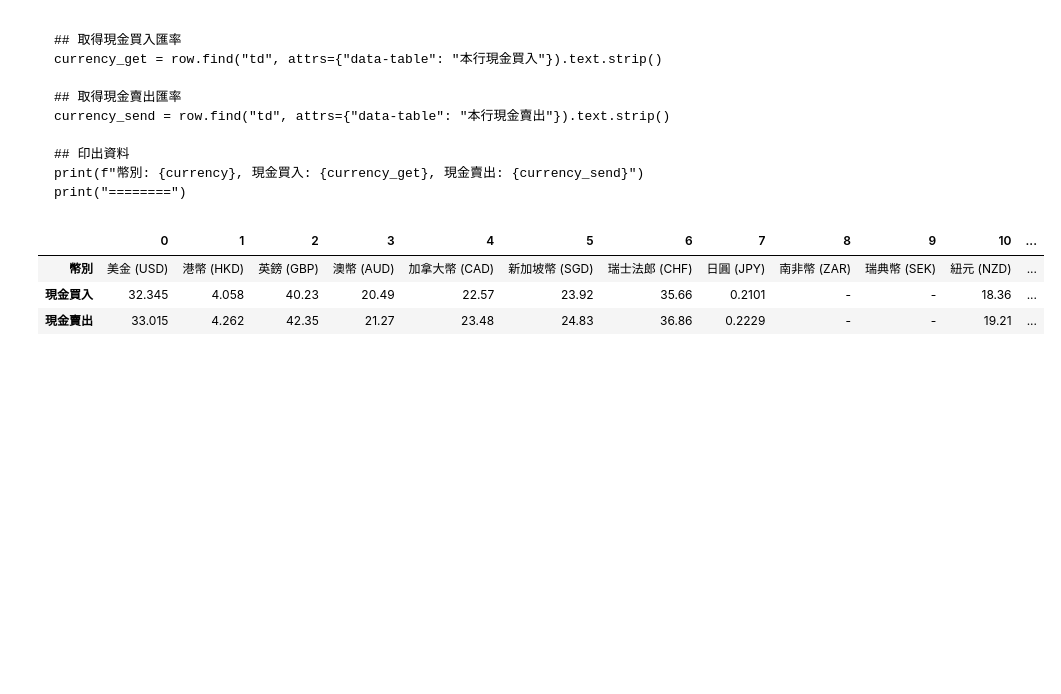
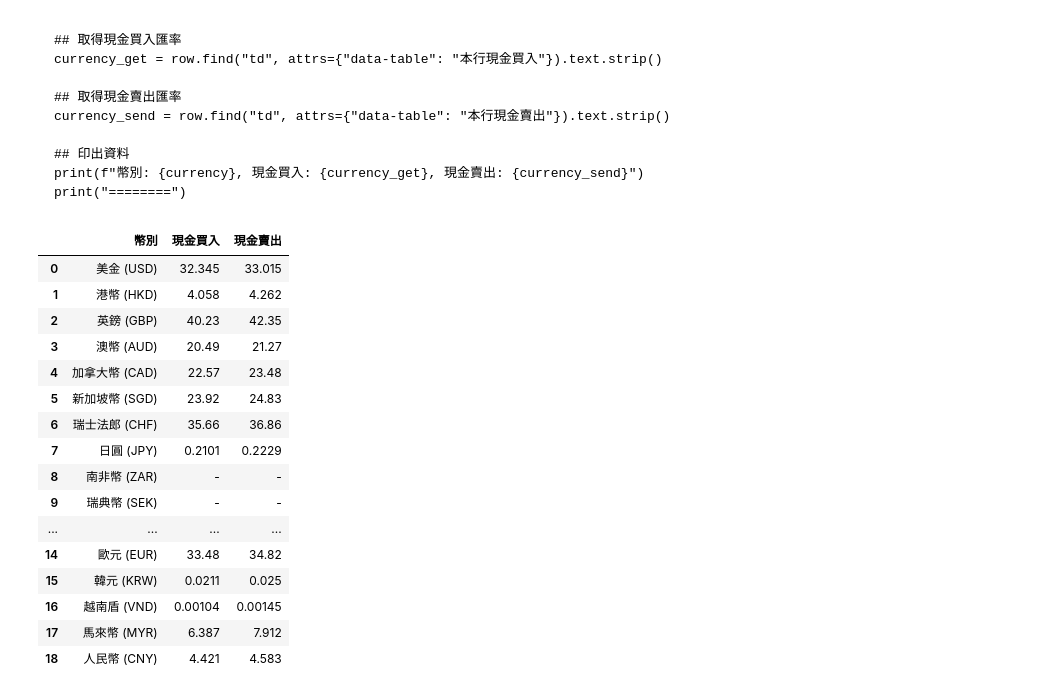
Before and after one commit to minyi-114/python_analysis, a Jupyter notebook: lesson6_2.ipynb, the cells around one changed output. Drawn from its saved outputs; the diff is of its cells as text; code cells hidden in the pictures; blank space fills up the shorter version.

```diff
--- a/lesson6_2.ipynb
+++ b/lesson6_2.ipynb
@@ -117,12 +117,25 @@ for row in currency_rows:
 # %%
 import pandas as pd
 # 將匯率資料轉換為 DataFrame
 df = pd.DataFrame(rates)
 
-# 轉置表格
-df.T
+# 轉置表格 df.T
+df
 # %% [output]
-|  | 0 | 1 | 2 | 3 | 4 | 5 | 6 | 7 | 8 | 9 | 10 | ... |
-| 幣別 | 美金 (USD) | 港幣 (HKD) | 英鎊 (GBP) | 澳幣 (AUD) | 加拿大幣 (CAD) | 新加坡幣 (SGD) | 瑞士法郎 (CHF) | 日圓 (JPY) | 南非幣 (ZAR) | 瑞典幣 (SEK) | 紐元 (NZD) | ... |
-| 現金買入 | 32.345 | 4.058 | 40.23 | 20.49 | 22.57 | 23.92 | 35.66 | 0.2101 | - | - | 18.36 | ... |
-| 現金賣出 | 33.015 | 4.262 | 42.35 | 21.27 | 23.48 | 24.83 | 36.86 | 0.2229 | - | - | 19.21 | ... |
+|  | 幣別 | 現金買入 | 現金賣出 |
+| 0 | 美金 (USD) | 32.345 | 33.015 |
+| 1 | 港幣 (HKD) | 4.058 | 4.262 |
+| 2 | 英鎊 (GBP) | 40.23 | 42.35 |
+| 3 | 澳幣 (AUD) | 20.49 | 21.27 |
+| 4 | 加拿大幣 (CAD) | 22.57 | 23.48 |
+| 5 | 新加坡幣 (SGD) | 23.92 | 24.83 |
+| 6 | 瑞士法郎 (CHF) | 35.66 | 36.86 |
+| 7 | 日圓 (JPY) | 0.2101 | 0.2229 |
+| 8 | 南非幣 (ZAR) | - | - |
+| 9 | 瑞典幣 (SEK) | - | - |
+| ... | ... | ... | ... |
+| 14 | 歐元 (EUR) | 33.48 | 34.82 |
+| 15 | 韓元 (KRW) | 0.0211 | 0.025 |
+| 16 | 越南盾 (VND) | 0.00104 | 0.00145 |
+| 17 | 馬來幣 (MYR) | 6.387 | 7.912 |
+| 18 | 人民幣 (CNY) | 4.421 | 4.583 |
```
